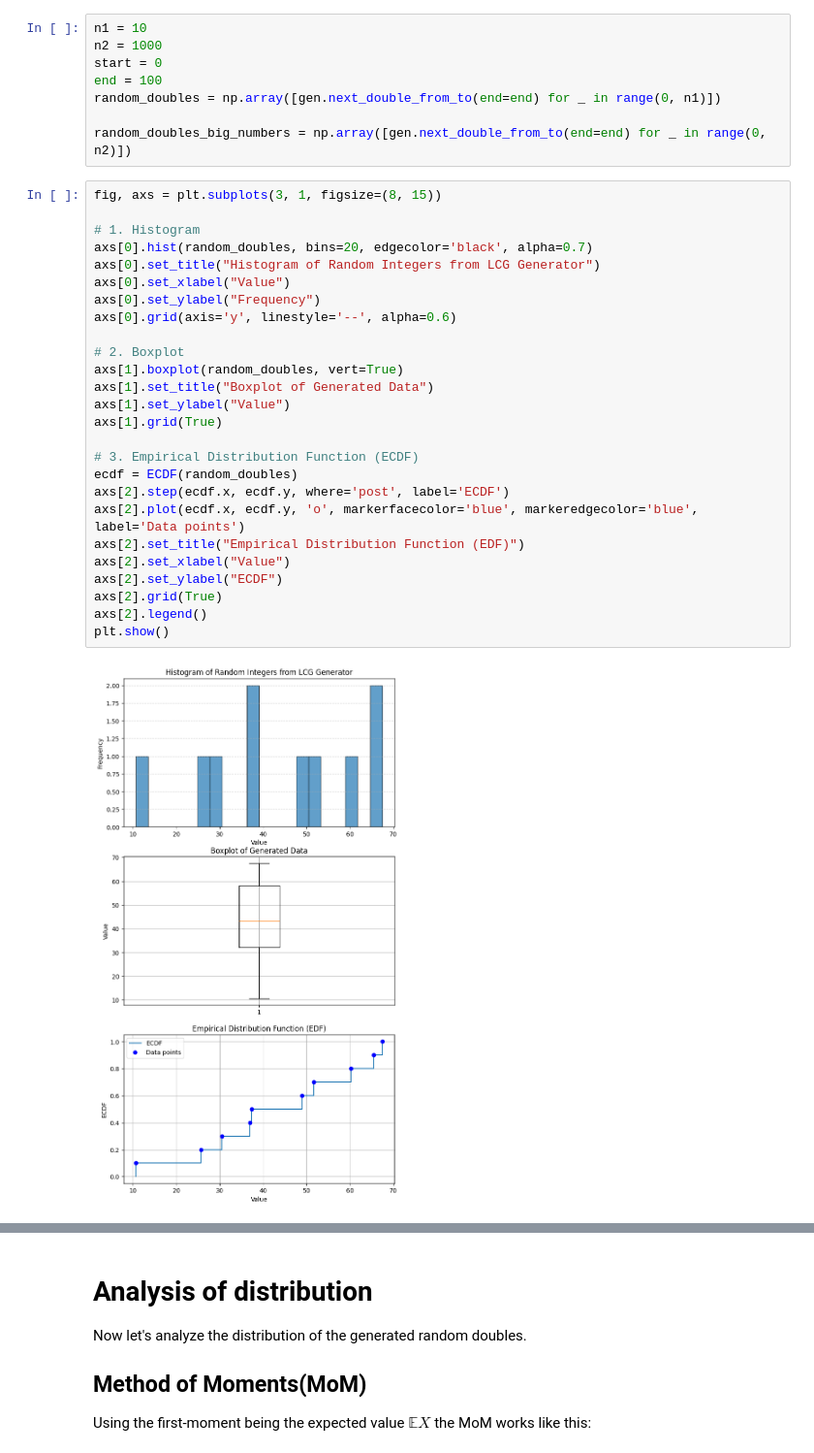
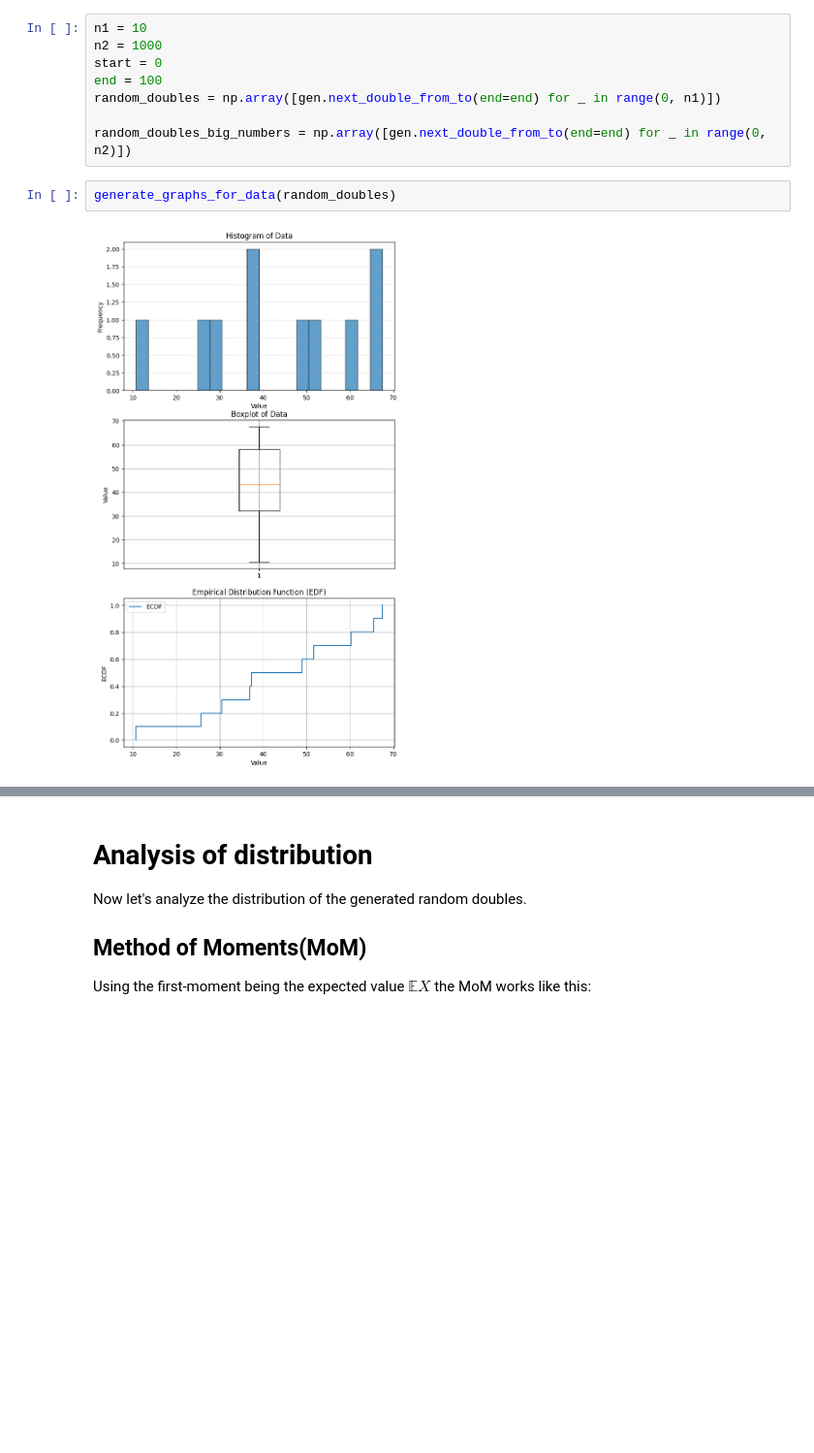
Before and after one commit to jakubjanak2004/probability-and-stats, a Jupyter notebook: generator_analysis.ipynb, the cells around one changed output, grey strips where cells are left out. Shown: that part at 97% size. Saved outputs shown, nothing was run; the diff lists cells and outputs as text; blank space fills up the shorter version.

Commit message:
distributions notebook added

```diff
--- a/generator_analysis.ipynb
+++ b/generator_analysis.ipynb
@@ -17,31 +21,7 @@ random_doubles = np.array([gen.next_double_from_to(end=end) for _ in range(0, n1
 
 random_doubles_big_numbers = np.array([gen.next_double_from_to(end=end) for _ in range(0, n2)])
 # %%
-fig, axs = plt.subplots(3, 1, figsize=(8, 15))
-
-# 1. Histogram
-axs[0].hist(random_doubles, bins=20, edgecolor='black', alpha=0.7)
-axs[0].set_title("Histogram of Random Integers from LCG Generator")
-axs[0].set_xlabel("Value")
-axs[0].set_ylabel("Frequency")
-axs[0].grid(axis='y', linestyle='--', alpha=0.6)
-
-# 2. Boxplot
-axs[1].boxplot(random_doubles, vert=True)
-axs[1].set_title("Boxplot of Generated Data")
-axs[1].set_ylabel("Value")
-axs[1].grid(True)
-
-# 3. Empirical Distribution Function (ECDF)
-ecdf = ECDF(random_doubles)
-axs[2].step(ecdf.x, ecdf.y, where='post', label='ECDF')
-axs[2].plot(ecdf.x, ecdf.y, 'o', markerfacecolor='blue', markeredgecolor='blue', label='Data points')
-axs[2].set_title("Empirical Distribution Function (EDF)")
-axs[2].set_xlabel("Value")
-axs[2].set_ylabel("ECDF")
-axs[2].grid(True)
-axs[2].legend()
-plt.show()
+generate_graphs_for_data(random_doubles)
 # %% [output]
-[figure, old version]
+[figure, new version]
 # %%
```
Also changed, not shown: parts of 6 cells of this notebook, 3 other files.
